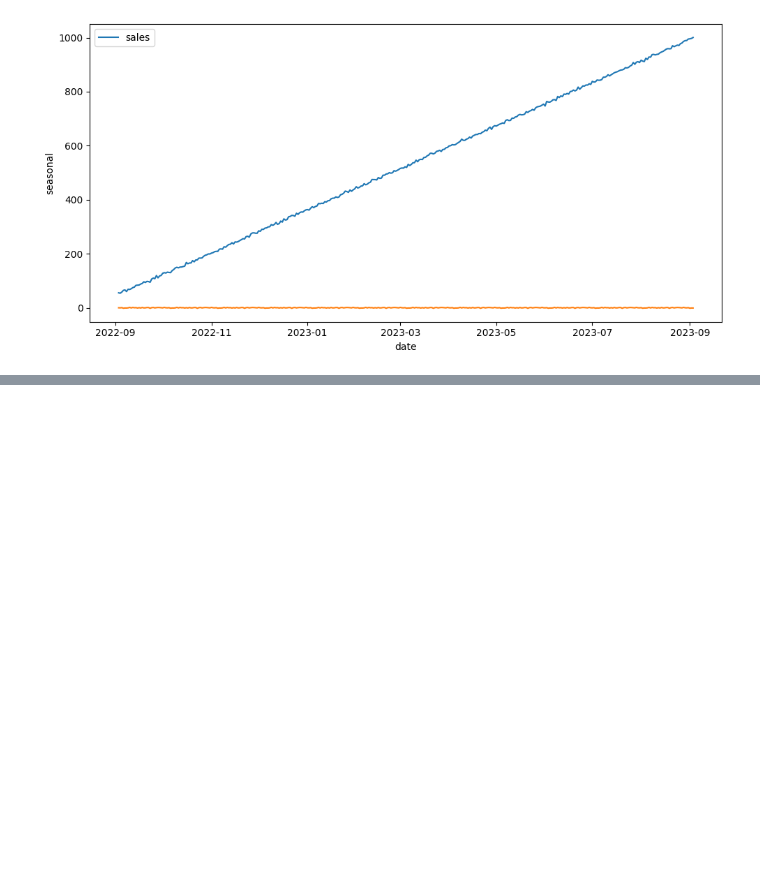
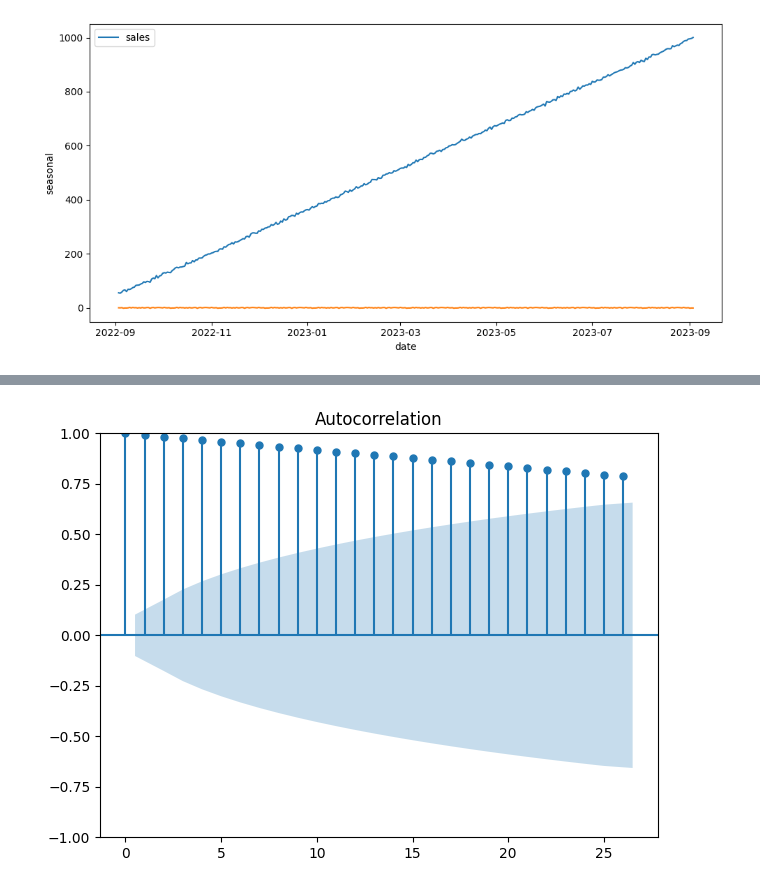
Before and after one commit to mgnorero/time-series-1, a Jupyter notebook: src/explore.ipynb, the cells around one changed output, grey strips where cells are left out. Drawn from its saved outputs; the diff is of its cells as text; code cells hidden in the pictures; blank space fills up the shorter version.

```diff
--- a/src/explore.ipynb
+++ b/src/explore.ipynb
@@ -68,0 +92,8 @@ plt.show()
+# %%
+from statsmodels.graphics.tsaplots import plot_acf
+
+plot_acf(df)
+plt.tight_layout()
+plt.show()
+# %% [output]
+[figure, added]
```
Also changed, not shown: parts of 8 cells of this notebook.
